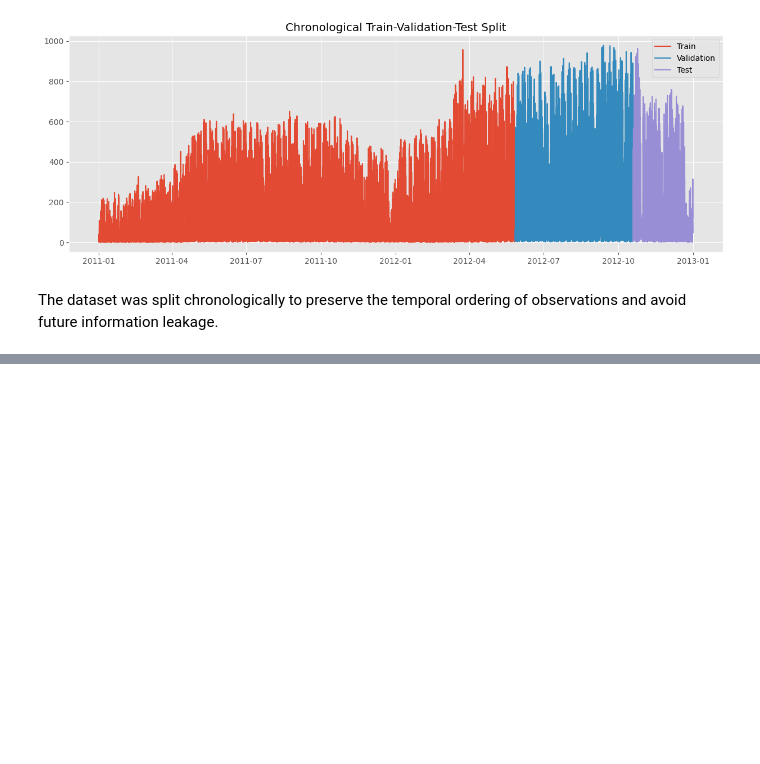
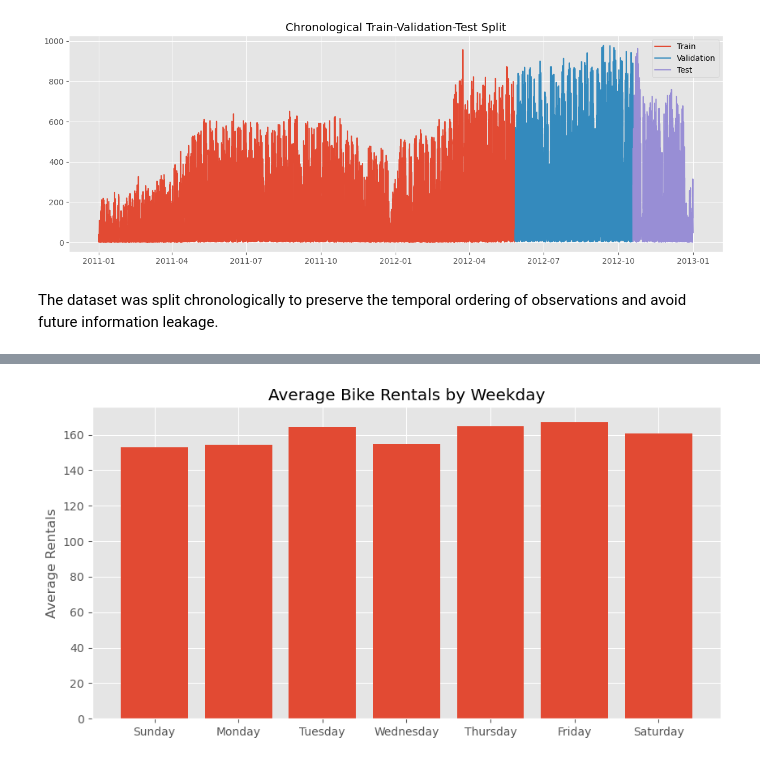
Before and after one commit to Kat-Pelka/RR_project, a Jupyter notebook: notebooks/01_eda.ipynb, the cells around one changed output, grey strips where cells are left out. Cells and saved outputs as stored; diff of their text form; code cells hidden in the pictures; blank space fills up the shorter version.

```diff
--- a/notebooks/01_eda.ipynb
+++ b/notebooks/01_eda.ipynb
@@ -510,0 +536,24 @@ Additionally, the series contains frequent short-term fluctuations and sharp pea
+# %%
+# Rentals by weekday
+weekday_avg = train.groupby("weekday")["cnt"].mean()
+
+weekday_names = [
+    "Sunday",
+    "Monday",
+    "Tuesday",
+    "Wednesday",
+    "Thursday",
+    "Friday",
+    "Saturday"
+]
+
+plt.figure(figsize=(10,5))
+
+plt.bar(weekday_names, weekday_avg)
+
+plt.title("Average Bike Rentals by Weekday")
+plt.ylabel("Average Rentals")
+
+plt.show()
+# %% [output]
+[figure, added]
```
Also changed, not shown: parts of 13 cells of this notebook.
